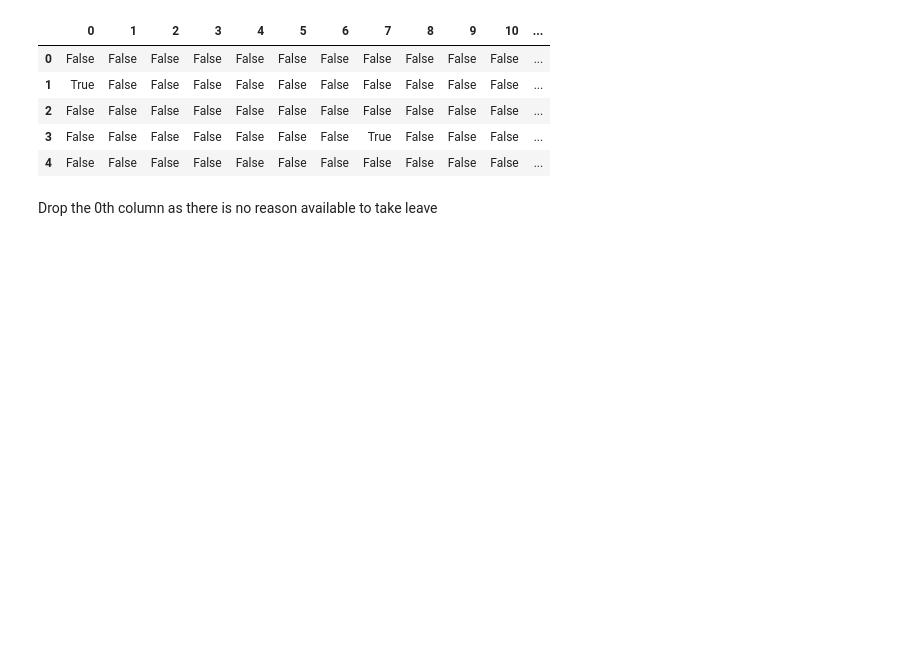
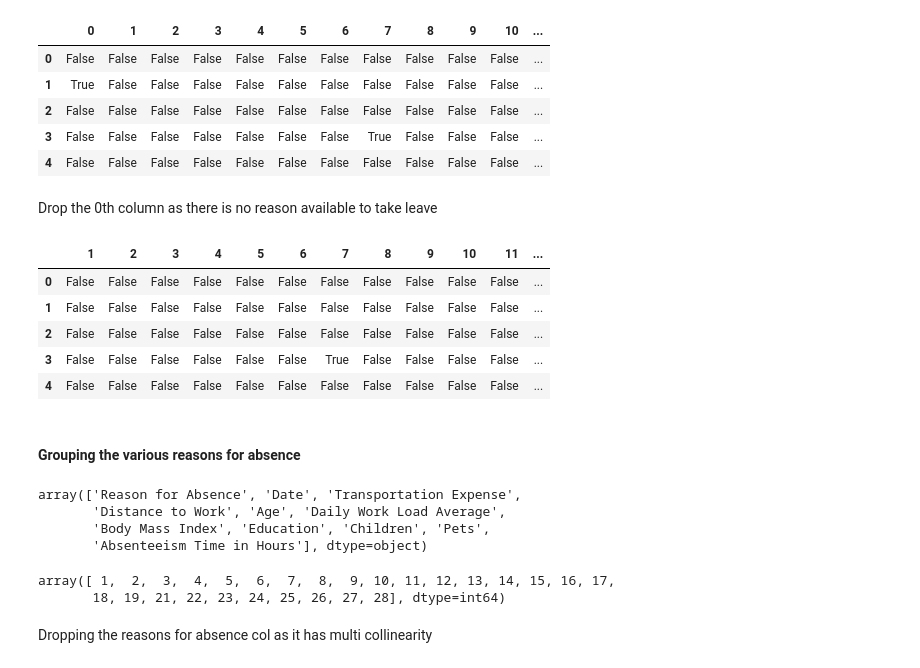
Before and after one commit to mohithsaran/Project-using-Python-SQL-Tableau, a Jupyter notebook: absenteeism.ipynb, the cells around one changed output. Drawn from its saved outputs; the diff is of its cells as text; code cells hidden in the pictures; blank space fills up the shorter version.

Commit message:
Grouping the reason for absence

```diff
--- a/absenteeism.ipynb
+++ b/absenteeism.ipynb
@@ -217,3 +217,28 @@ reason_col.head()
 Drop the 0th column as there is no reason available to take leave
 # %%
 reason_col=pd.get_dummies(df['Reason for Absence'],drop_first=True)
+# %%
+reason_col.head()
+# %% [output]
+|  | 1 | 2 | 3 | 4 | 5 | 6 | 7 | 8 | 9 | 10 | 11 | ... |
+| 0 | False | False | False | False | False | False | False | False | False | False | False | ... |
+| 1 | False | False | False | False | False | False | False | False | False | False | False | ... |
+| 2 | False | False | False | False | False | False | False | False | False | False | False | ... |
+| 3 | False | False | False | False | False | False | True | False | False | False | False | ... |
+| 4 | False | False | False | False | False | False | False | False | False | False | False | ... |
+# %% [markdown]
+#### **Grouping the various reasons for absence**
+# %%
+df.columns.values
+# %% [output]
+array(['Reason for Absence', 'Date', 'Transportation Expense',
+       'Distance to Work', 'Age', 'Daily Work Load Average',
+       'Body Mass Index', 'Education', 'Children', 'Pets',
+       'Absenteeism Time in Hours'], dtype=object)
+# %%
+reason_col.columns.values
+# %% [output]
+array([ 1,  2,  3,  4,  5,  6,  7,  8,  9, 10, 11, 12, 13, 14, 15, 16, 17,
+       18, 19, 21, 22, 23, 24, 25, 26, 27, 28], dtype=int64)
+# %% [markdown]
+Dropping the reasons for absence col as it has multi collinearity
```
Also changed, not shown: parts of 8 cells of this notebook.
